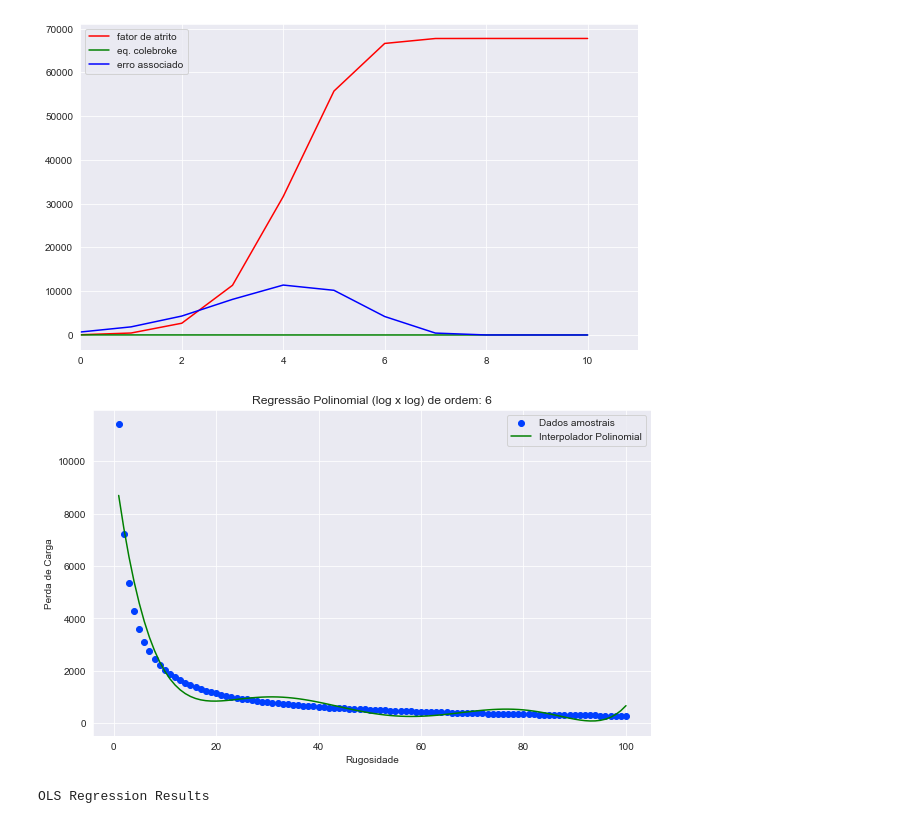
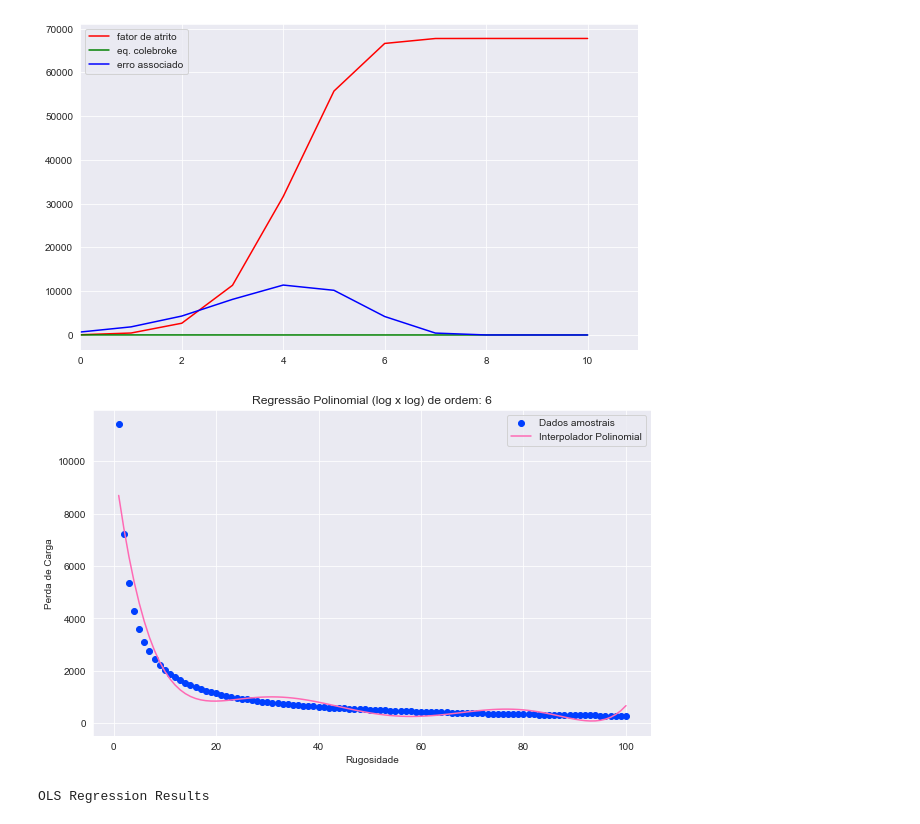
Before and after one commit to ahpqmiranda/ufpa_materiais, a Jupyter notebook: Mecânica dos Fluidos/análise da equação de colebroke.ipynb, the cells around one changed output. Drawn from its saved outputs; the diff is of its cells as text; code cells hidden in the pictures.

```diff
--- a/Mecânica dos Fluidos/análise da equação de colebroke.ipynb
+++ b/Mecânica dos Fluidos/análise da equação de colebroke.ipynb
@@ -114,35 +114,35 @@ TypeError: ufunc 'isfinite' not supported for the input types, and the inputs co
 # %%
 rugosidade = lambda f: - 2 * np.log10((E / (D * 3.7) + (2.51 * f / re)))
 list_rugosidade = []
 
 for x in np.linspace(start, end, spaces):
     list_rugosidade.append(rugosidade(x))
 
 x_interval = np.log(np.linspace(start, end, spaces))
 xdic = {'X':np.exp(x_interval)}
 ydic = {'Y':np.exp(list_rugosidade)}
 
 X = pd.DataFrame.from_dict(xdic)
 Y = pd.DataFrame.from_dict(ydic)
 
 x_SEQ = np.linspace(X.min(),X.max(),spaces).reshape(-1,1)
 
 value =6 # grau do polinômio
 
 polynomial_regression = make_pipeline(PolynomialFeatures(value),LinearRegression())
 polynomial_regression.fit(X,Y)
 
 plt.figure(figsize=(10, 6))
 plt.scatter(X,Y)
-plt.plot(x_SEQ, polynomial_regression.predict(x_SEQ),color='g')
+plt.plot(x_SEQ, polynomial_regression.predict(x_SEQ),color='hotpink')
 plt.title('Regressão Polinomial (log x log) de ordem: '+str(value))
 plt.grid(True)
 plt.legend(["Dados amostrais","Interpolador Polinomial"])
 plt.xlabel("Rugosidade")
 plt.ylabel("Perda de Carga")
 plt.show()
 # %% [output]
-[figure, old version]
+[figure, new version]
 # %%
 X = sm.add_constant(X)
 resultados = sm.OLS(Y, X).fit()
```
